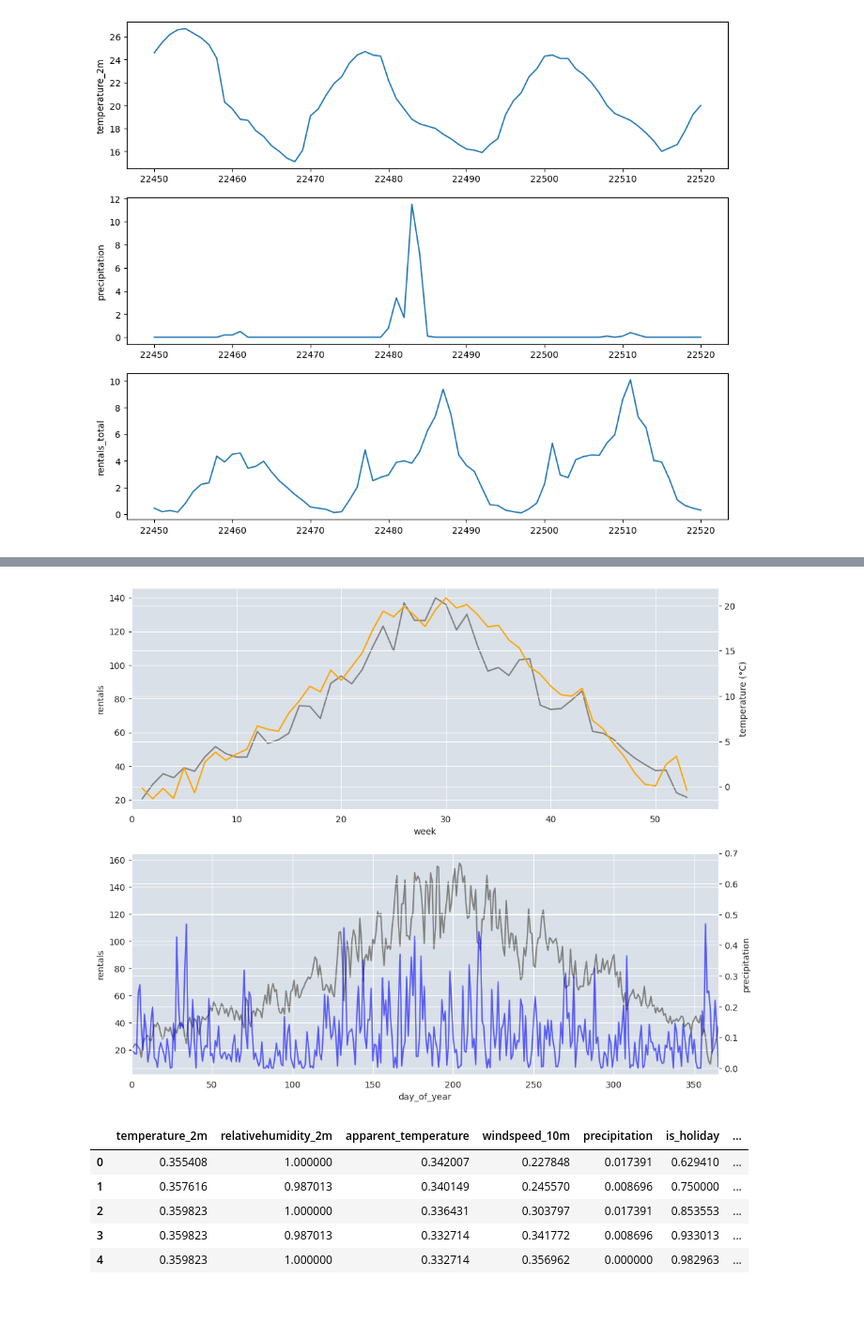
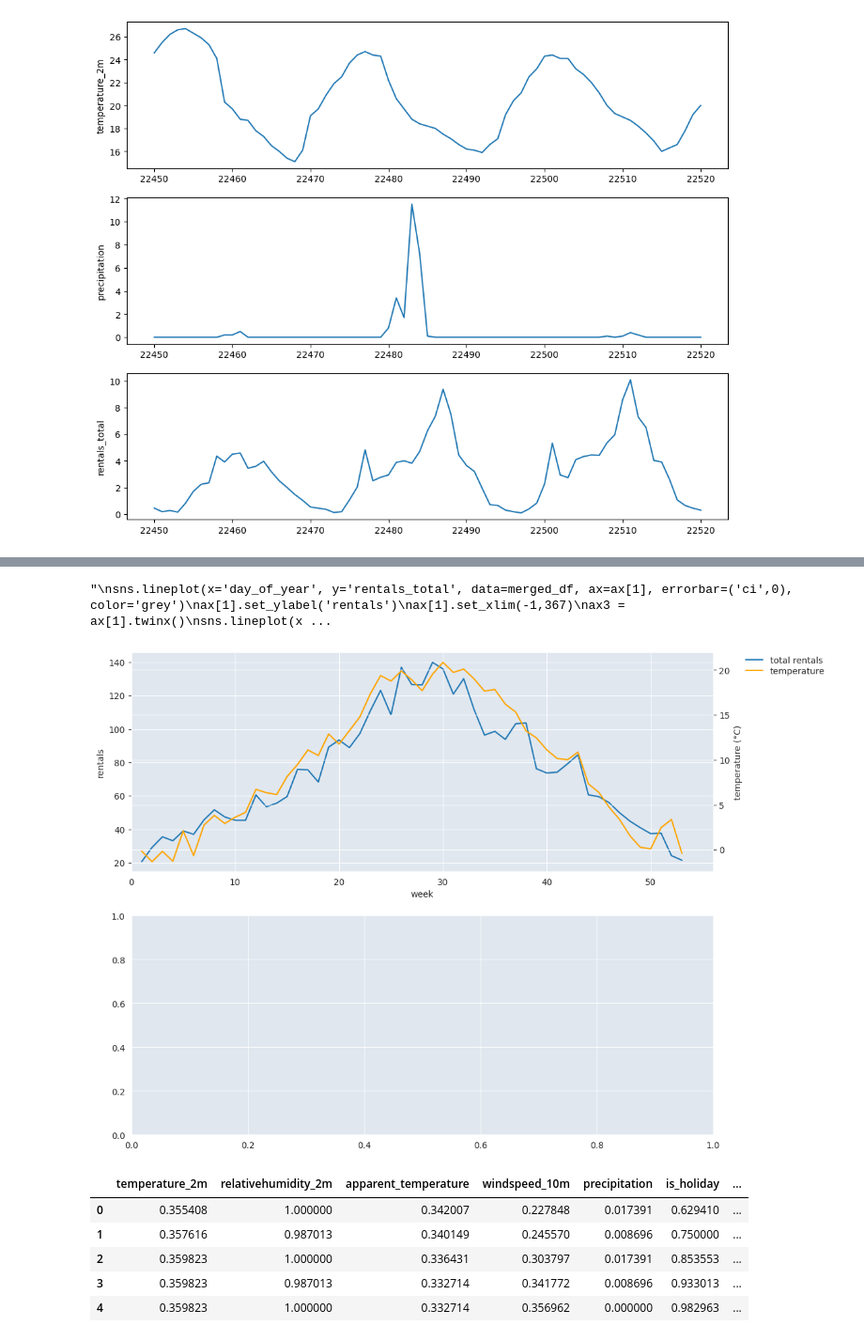
Before and after one commit to shoefer987/bike_sharing_demand, a Jupyter notebook: notebooks/shoefer987_preprocessing.ipynb, the cells around one changed output, grey strips where cells are left out. Shown at 94% size. Saved outputs shown, nothing was run; the diff lists cells and outputs as text; code cells hidden in the pictures; blank space fills up the shorter version.

```diff
--- a/notebooks/shoefer987_preprocessing.ipynb
+++ b/notebooks/shoefer987_preprocessing.ipynb
@@ -549,21 +545,27 @@ sns.lineplot(x='week', y='rentals_total', data=merged_df, ax=ax[1], errorbar=('c
 # %%
+sns.set_style("darkgrid", {"axes.facecolor": (0, .25, .5, 0.12)})
 fig, ax = plt.subplots(2,1, figsize=(12,10))
-sns.lineplot(x='week', y='rentals_total', data=merged_df, ax=ax[0], errorbar=('ci',0), color='grey')
+
+sns.lineplot(x='week', y='rentals_total', data=merged_df, ax=ax[0], errorbar=('ci',0), label='total rentals')
 ax[0].set_ylabel('rentals')
 ax[0].set_xlim(0,56)
 ax2 = ax[0].twinx()
-sns.lineplot(x='week', y='temperature_2m', data=weather, ax=ax2, errorbar=('ci', 0), color='orange')
+sns.lineplot(x='week', y='temperature_2m', data=weather, ax=ax2, errorbar=('ci', 0), color='orange', label='temperature')
 ax2.set_ylabel('temperature (°C)')
-
+ax[0].legend(bbox_to_anchor=(1.05, 1), loc='upper left', borderaxespad=0, facecolor='white', edgecolor='1');
+ax2.legend(bbox_to_anchor=(1.05, 0.95), loc='upper left', borderaxespad=0, facecolor='white', edgecolor='1');
+'''
 sns.lineplot(x='day_of_year', y='rentals_total', data=merged_df, ax=ax[1], errorbar=('ci',0), color='grey')
 ax[1].set_ylabel('rentals')
-ax[1].set_xlim(0,365)
+ax[1].set_xlim(-1,367)
 ax3 = ax[1].twinx()
 sns.lineplot(x='day_of_year', y='precipitation', data=weather, ax=ax3, errorbar=('ci', 0), color='blue', alpha=0.5)
 ax3.set_ylabel('precipitation')
 ax3.set_ylim(-0.02,0.7);
+'''
 # %% [output]
+"\nsns.lineplot(x='day_of_year', y='rentals_total', data=merged_df, ax=ax[1], errorbar=('ci',0), color='grey')\nax[1].set_ylabel('rentals')\nax[1].set_xlim(-1,367)\nax3 = ax[1].twinx()\nsns.lineplot(x ...
-[figure, old version]
+[figure, new version]
 # %%
 X_processed.head()
 # %% [output]
```
Also changed, not shown: parts of 2 cells of this notebook, 2 other files.
